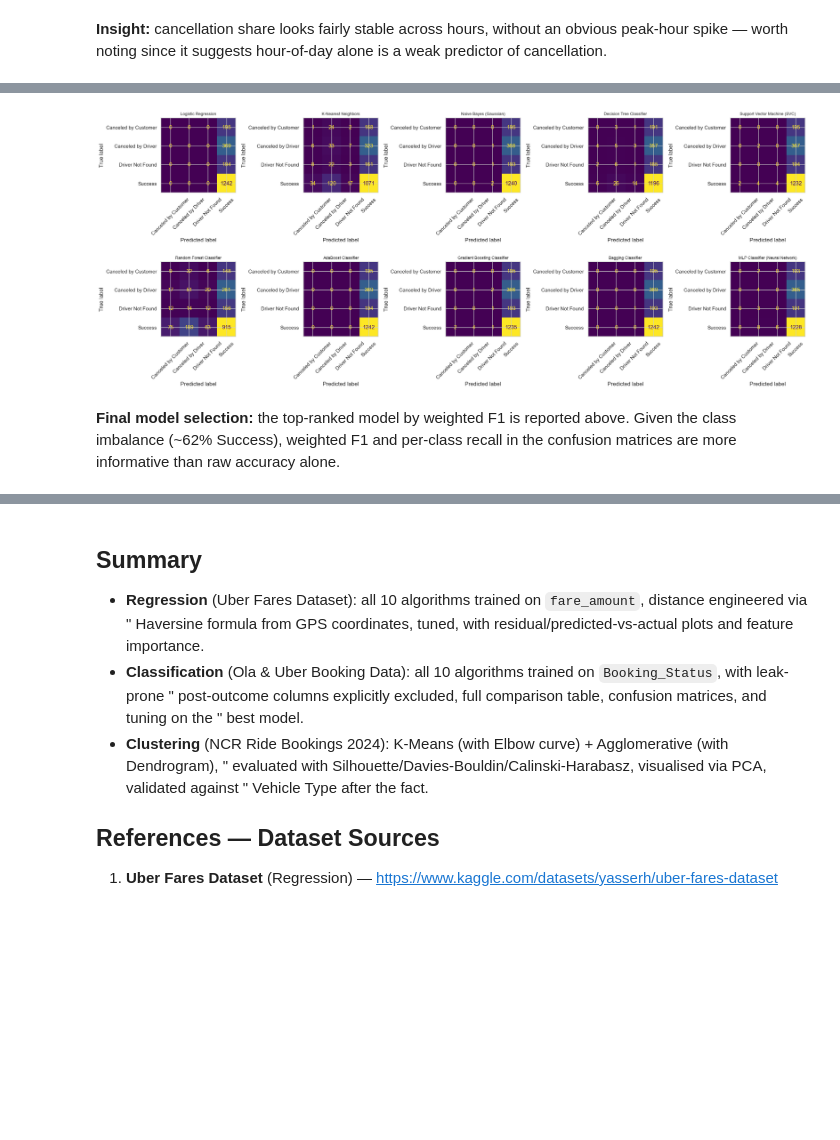
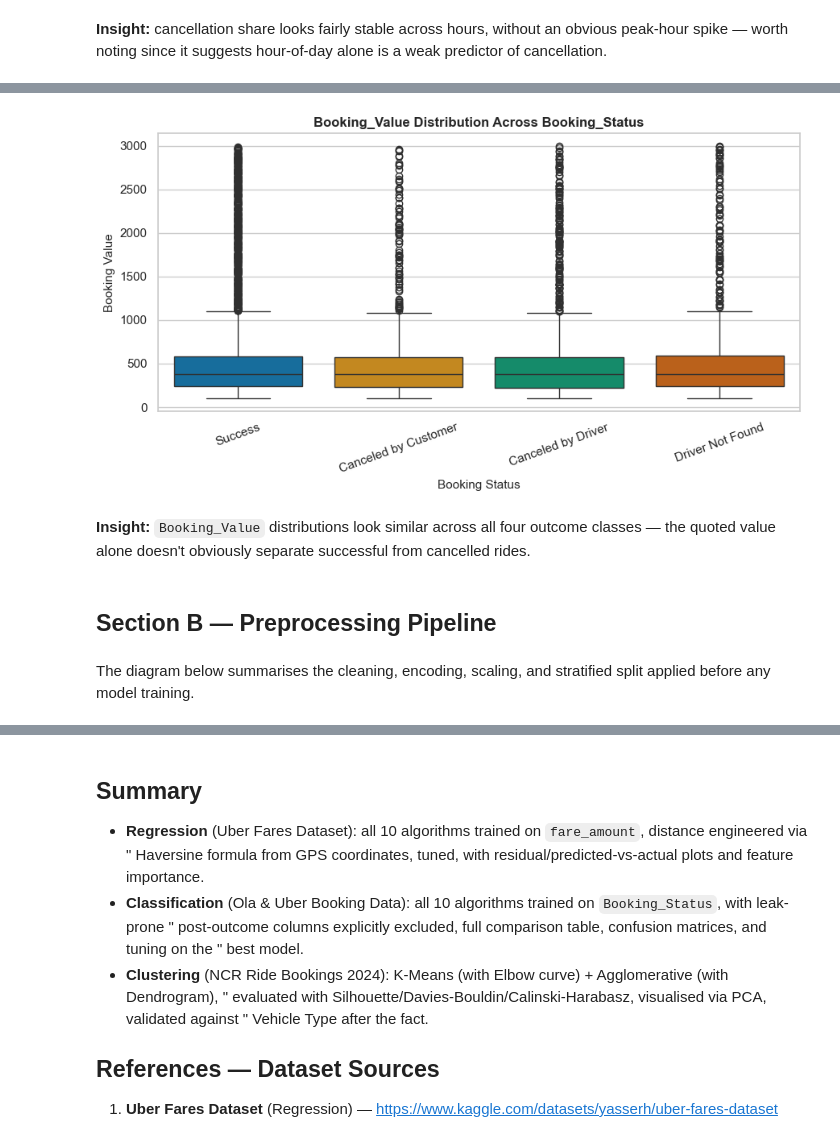
Before and after one commit to Pranava-M/ML_Capstone_Gig_Workers, a Jupyter notebook: classification.ipynb, the cells around one changed output, grey strips where cells are left out. Cells and saved outputs as stored; diff of their text form; code cells hidden in the pictures; blank space fills up the shorter version.

```diff
--- a/classification.ipynb
+++ b/classification.ipynb
@@ -228,15 +118,19 @@ clf_results_df
-# %%
-fig, axes = plt.subplots(2, 5, figsize=(22, 9))
-for ax, (name, pipe) in zip(axes.ravel(), fitted_clf_pipelines.items()):
-    y_pred = pipe.predict(X_clf_test)
-    cm = confusion_matrix(y_clf_test, y_pred, labels=classes)
-    ConfusionMatrixDisplay(cm, display_labels=classes).plot(ax=ax, colorbar=False, xticks_rotation=45)
-    ax.set_title(name, fontsize=9)
-plt.tight_layout()
-plt.show()
-# %% [output]
-[figure, removed]
-# %% [markdown]
-**Final model selection:** the top-ranked model by weighted F1 is reported above. Given the class
-imbalance (~62% Success), weighted F1 and per-class recall in the confusion matrices are more informative
-than raw accuracy alone.
+# %%
+plt.figure(figsize=(9, 5))
+sns.boxplot(x='Booking_Status', y='Booking_Value', data=clf_raw, hue='Booking_Status',
+            palette='colorblind', legend=False)
+plt.title("Booking_Value Distribution Across Booking_Status", fontsize=12, fontweight='bold')
+plt.xlabel("Booking Status", fontsize=11)
+plt.ylabel("Booking Value", fontsize=11)
+plt.xticks(rotation=20)
+plt.tight_layout()
+plt.show()
+plt.close('all')
+# %% [output]
+[figure, added]
+# %% [markdown]
+**Insight:** `Booking_Value` distributions look similar across all four outcome classes — the quoted value alone doesn't obviously separate successful from cancelled rides.
+# %% [markdown]
+## Section B — Preprocessing Pipeline
+# %% [markdown]
+The diagram below summarises the cleaning, encoding, scaling, and stratified split applied before any model training.
```
Also changed, not shown: parts of 26 cells of this notebook.
